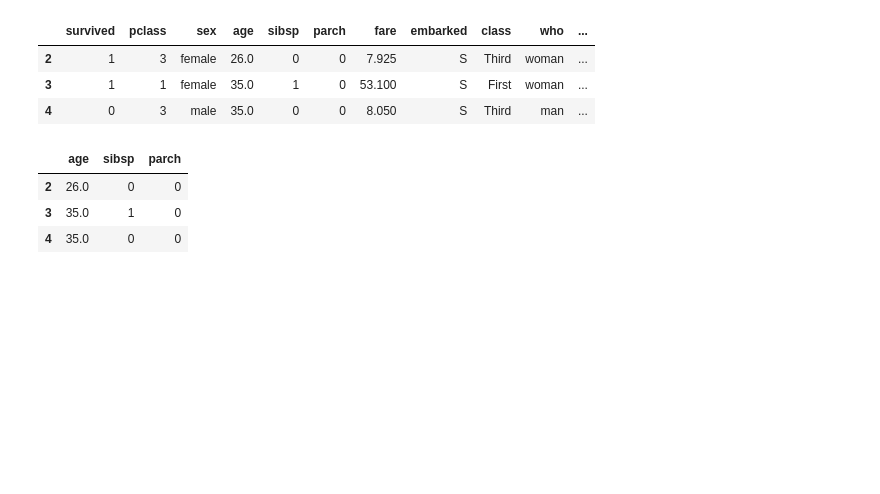
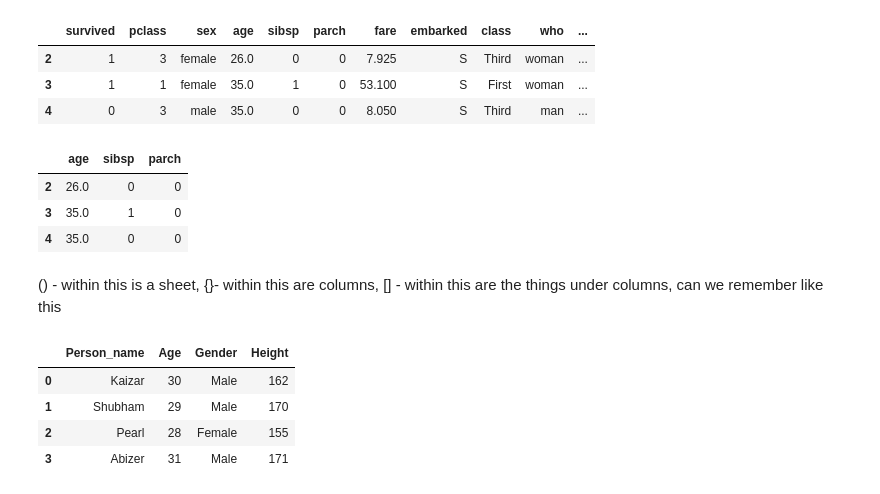
Before and after one commit to Tahan402/Tahan402, a Jupyter notebook: Pandas.ipynb, the cells around one changed output. Cells and saved outputs as stored; diff of their text form; code cells hidden in the pictures; blank space fills up the shorter version.

```diff
--- a/Pandas.ipynb
+++ b/Pandas.ipynb
@@ -271,3 +271,15 @@ titanic_data.iloc[2:5,3:6]
 | 2 | 26.0 | 0 | 0 |
 | 3 | 35.0 | 1 | 0 |
 | 4 | 35.0 | 0 | 0 |
+# %% [markdown]
+() - within this is a sheet, {}- within this are columns, [] - within this are the things under columns, can we remember like this
+# %%
+dummy_data = pd.DataFrame({'Person_name':['Kaizar','Shubham','Pearl','Abizer'], 'Age':[30,29,28,31], 'Gender':['Male','Male','Female','Male'], 'Height':[162,170,155,171]})
+# %%
+dummy_data
+# %% [output]
+|  | Person_name | Age | Gender | Height |
+| 0 | Kaizar | 30 | Male | 162 |
+| 1 | Shubham | 29 | Male | 170 |
+| 2 | Pearl | 28 | Female | 155 |
+| 3 | Abizer | 31 | Male | 171 |
```
Also changed, not shown: parts of 41 cells of this notebook.
